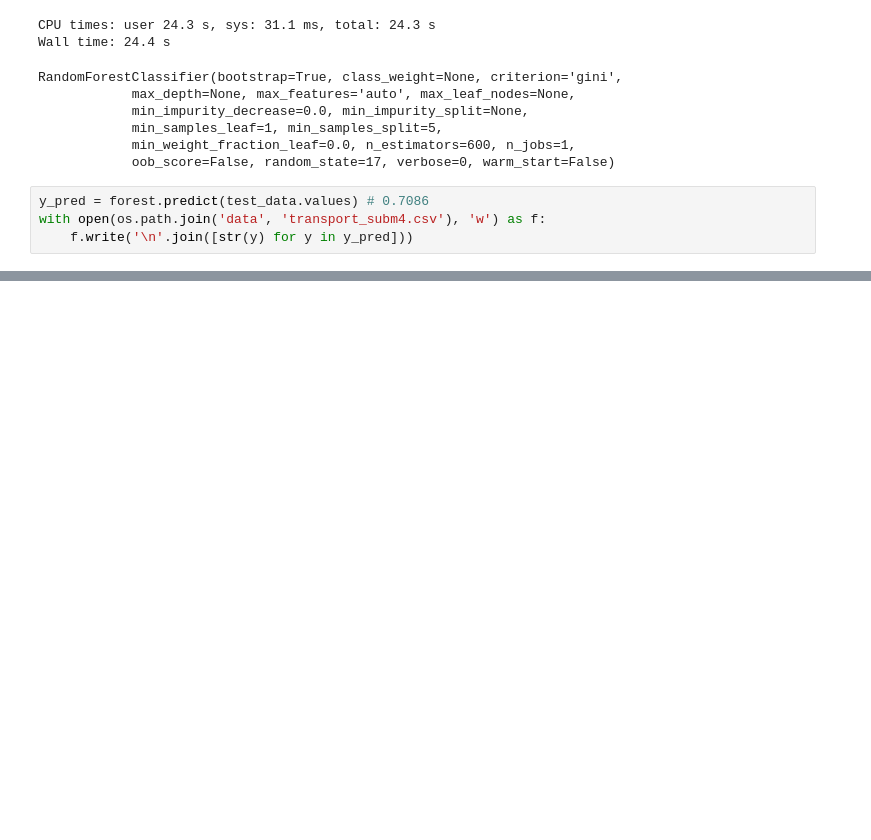
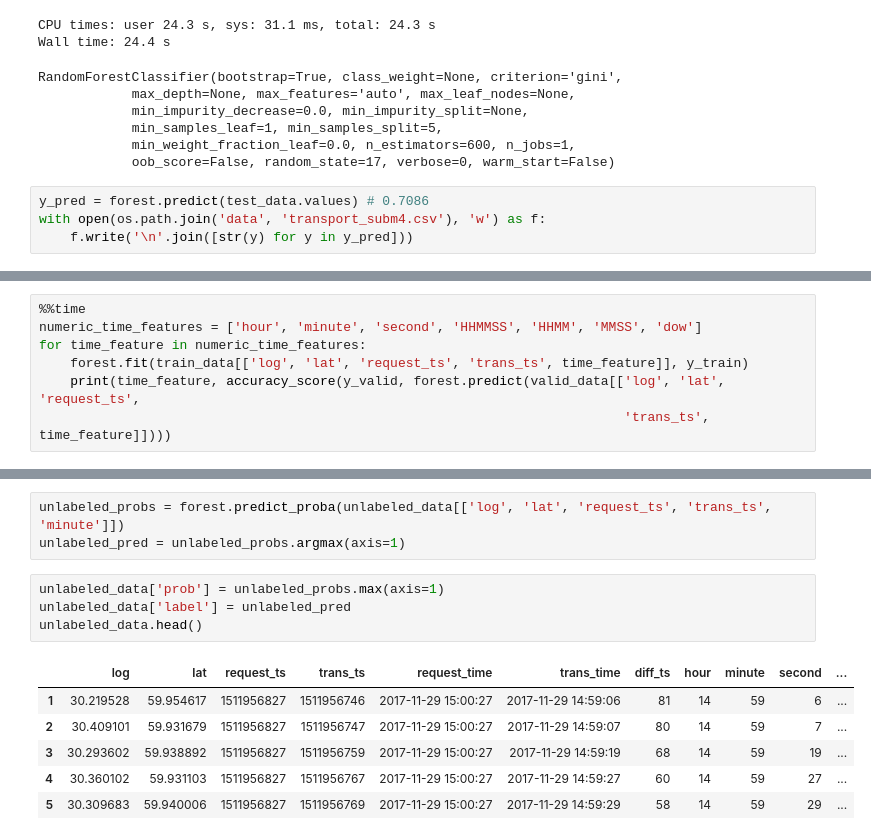
Before and after one commit to default2406/ML-PM-PU, a Jupyter notebook: transport classification.ipynb, the cells around one changed output, grey strips where cells are left out. Drawn from its saved outputs; the diff is of its cells as text; blank space fills up the shorter version.

```diff
--- a/transport classification.ipynb
+++ b/transport classification.ipynb
@@ -820,0 +898,7 @@ with open(os.path.join('data', 'transport_subm4.csv'), 'w') as f:
+# %%
+%%time
+numeric_time_features = ['hour', 'minute', 'second', 'HHMMSS', 'HHMM', 'MMSS', 'dow']
+for time_feature in numeric_time_features:
+    forest.fit(train_data[['log', 'lat', 'request_ts', 'trans_ts', time_feature]], y_train)
+    print(time_feature, accuracy_score(y_valid, forest.predict(valid_data[['log', 'lat', 'request_ts',
+                                                                           'trans_ts', time_feature]])))
@@ -820,0 +941,14 @@ with open(os.path.join('data', 'transport_subm4.csv'), 'w') as f:
+# %%
+unlabeled_probs = forest.predict_proba(unlabeled_data[['log', 'lat', 'request_ts', 'trans_ts', 'minute']])
+unlabeled_pred = unlabeled_probs.argmax(axis=1)
+# %%
+unlabeled_data['prob'] = unlabeled_probs.max(axis=1)
+unlabeled_data['label'] = unlabeled_pred
+unlabeled_data.head()
+# %% [output]
+|  | log | lat | request_ts | trans_ts | request_time | trans_time | diff_ts | hour | minute | second | ... |
+| 1 | 30.219528 | 59.954617 | 1511956827 | 1511956746 | 2017-11-29 15:00:27 | 2017-11-29 14:59:06 | 81 | 14 | 59 | 6 | ... |
+| 2 | 30.409101 | 59.931679 | 1511956827 | 1511956747 | 2017-11-29 15:00:27 | 2017-11-29 14:59:07 | 80 | 14 | 59 | 7 | ... |
+| 3 | 30.293602 | 59.938892 | 1511956827 | 1511956759 | 2017-11-29 15:00:27 | 2017-11-29 14:59:19 | 68 | 14 | 59 | 19 | ... |
+| 4 | 30.360102 | 59.931103 | 1511956827 | 1511956767 | 2017-11-29 15:00:27 | 2017-11-29 14:59:27 | 60 | 14 | 59 | 27 | ... |
+| 5 | 30.309683 | 59.940006 | 1511956827 | 1511956769 | 2017-11-29 15:00:27 | 2017-11-29 14:59:29 | 58 | 14 | 59 | 29 | ... |
```
Also changed, not shown: parts of 25 cells of this notebook.
